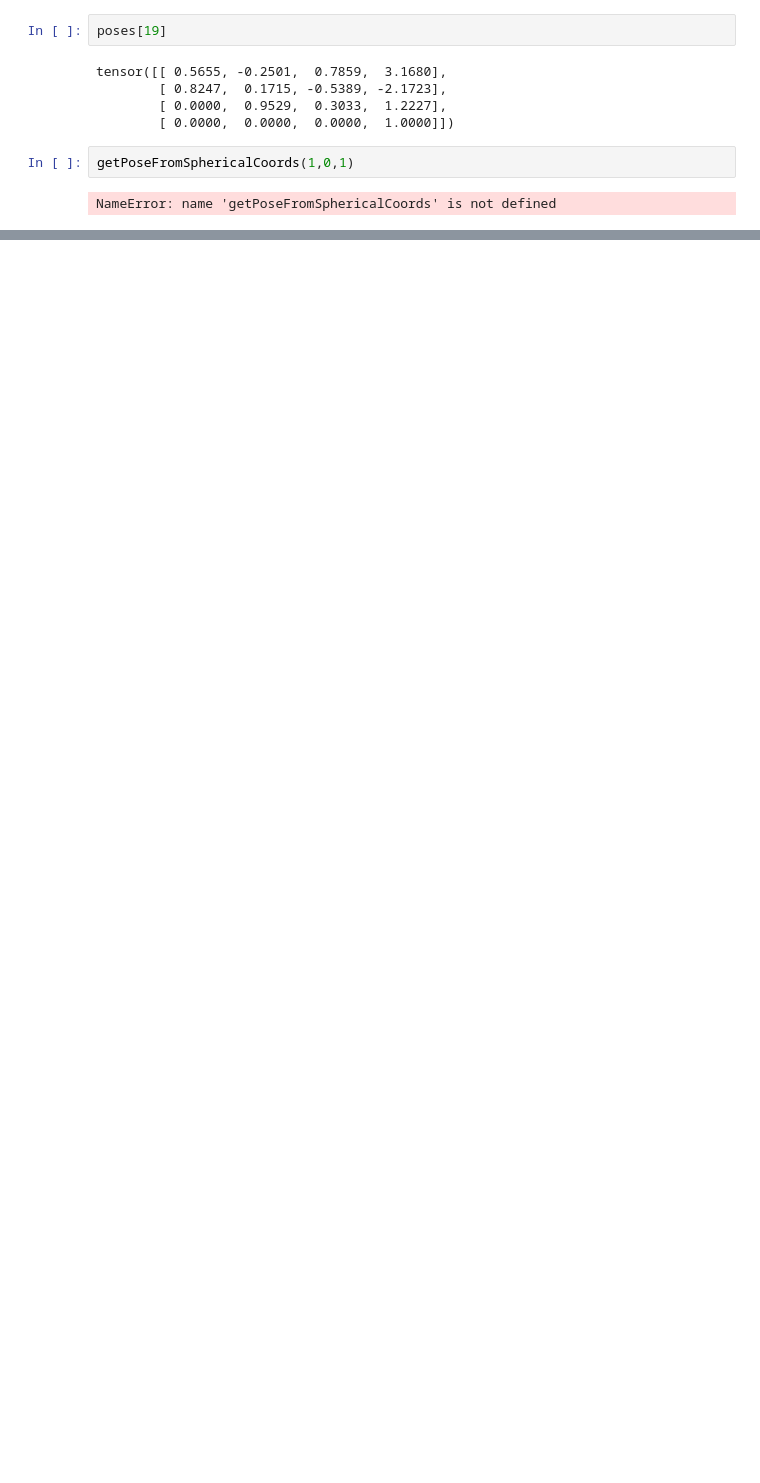
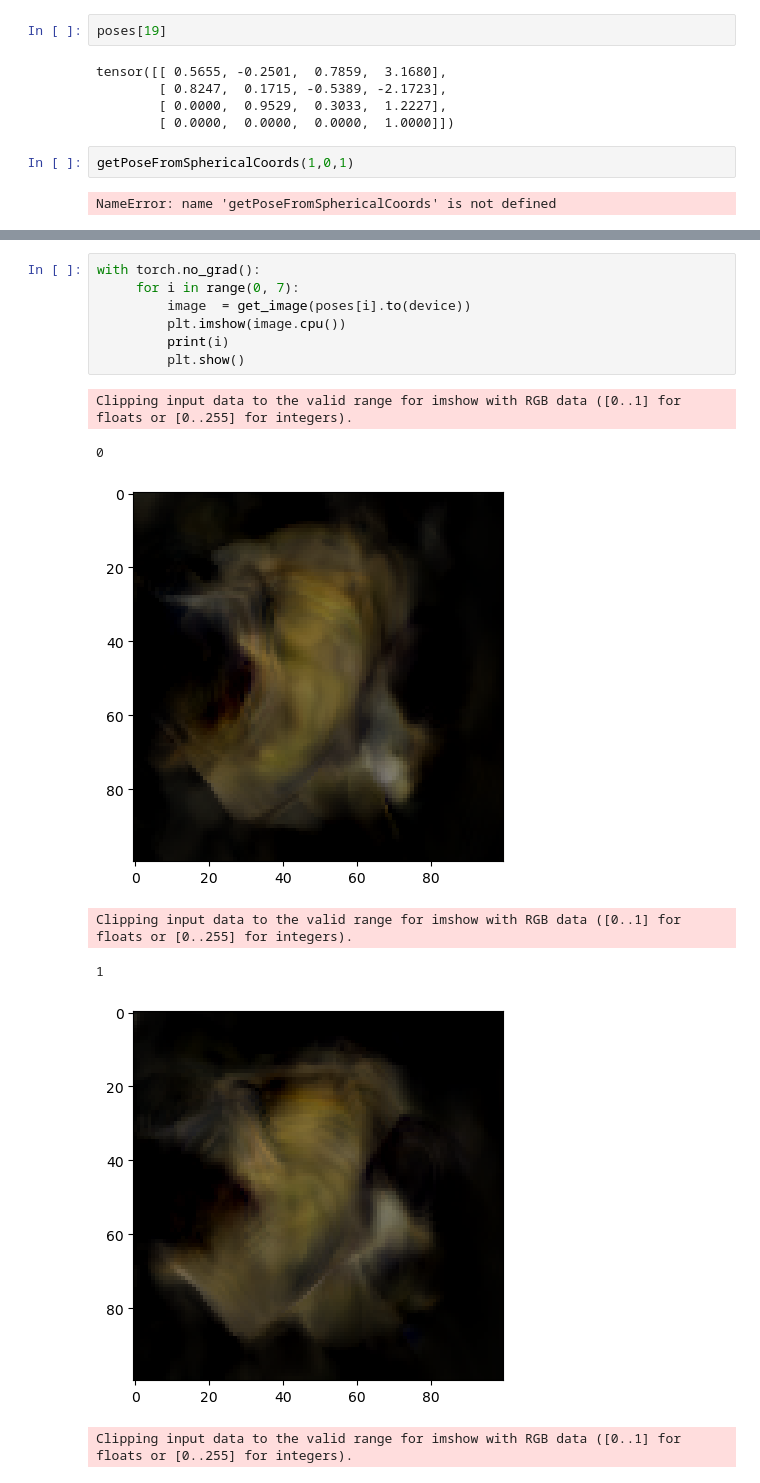
Before and after one commit to shahanneda/NeRfFromScratch, a Jupyter notebook: 3d_image.ipynb, the cells around one changed output, grey strips where cells are left out. Cells and saved outputs as stored; diff of their text form; blank space fills up the shorter version.

```diff
--- a/3d_image.ipynb
+++ b/3d_image.ipynb
@@ -511,0 +673,15 @@ Clipping input data to the valid range for imshow with RGB data ([0..1] for floa
+# %%
+with torch.no_grad():
+     for i in range(0, 7):
+         image  = get_image(poses[i].to(device))
+         plt.imshow(image.cpu())
+         print(i)
+         plt.show()
+# %% [output]
+Clipping input data to the valid range for imshow with RGB data ([0..1] for floats or [0..255] for integers).
+0
+[figure, added]
+Clipping input data to the valid range for imshow with RGB data ([0..1] for floats or [0..255] for integers).
+1
+[figure, added]
+Clipping input data to the valid range for imshow with RGB data ([0..1] for floats or [0..255] for integers).
```
Also changed, not shown: parts of 16 cells of this notebook, 8 other files.
